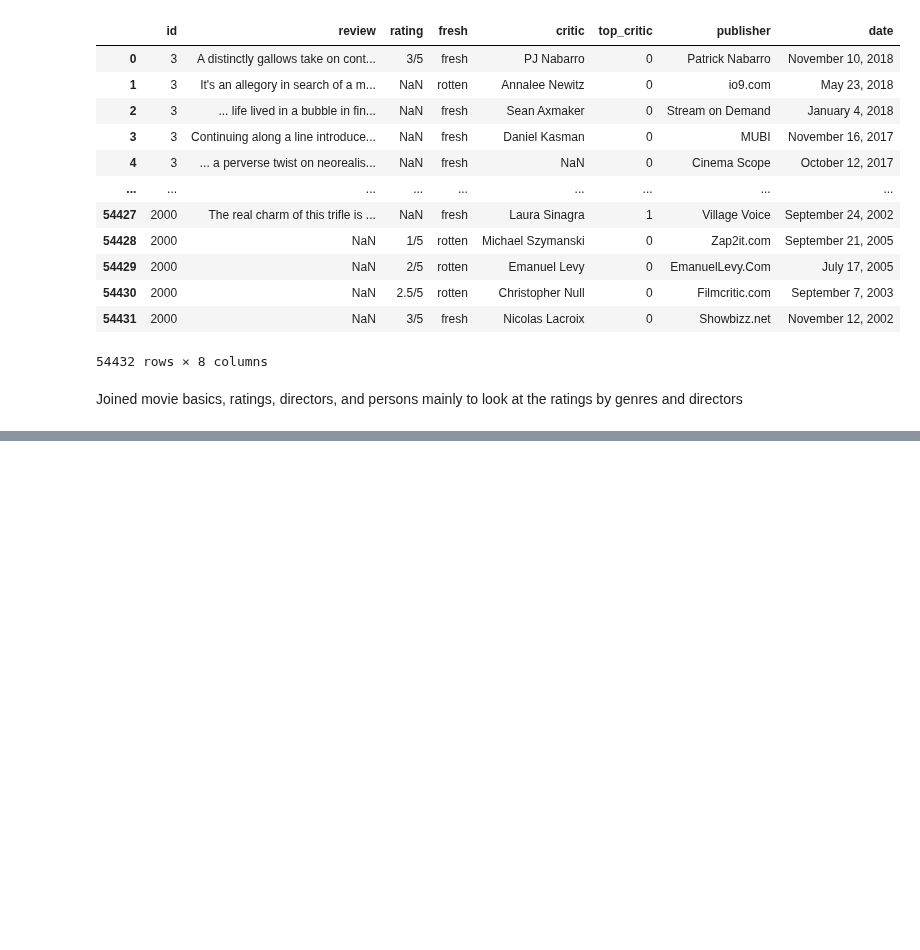
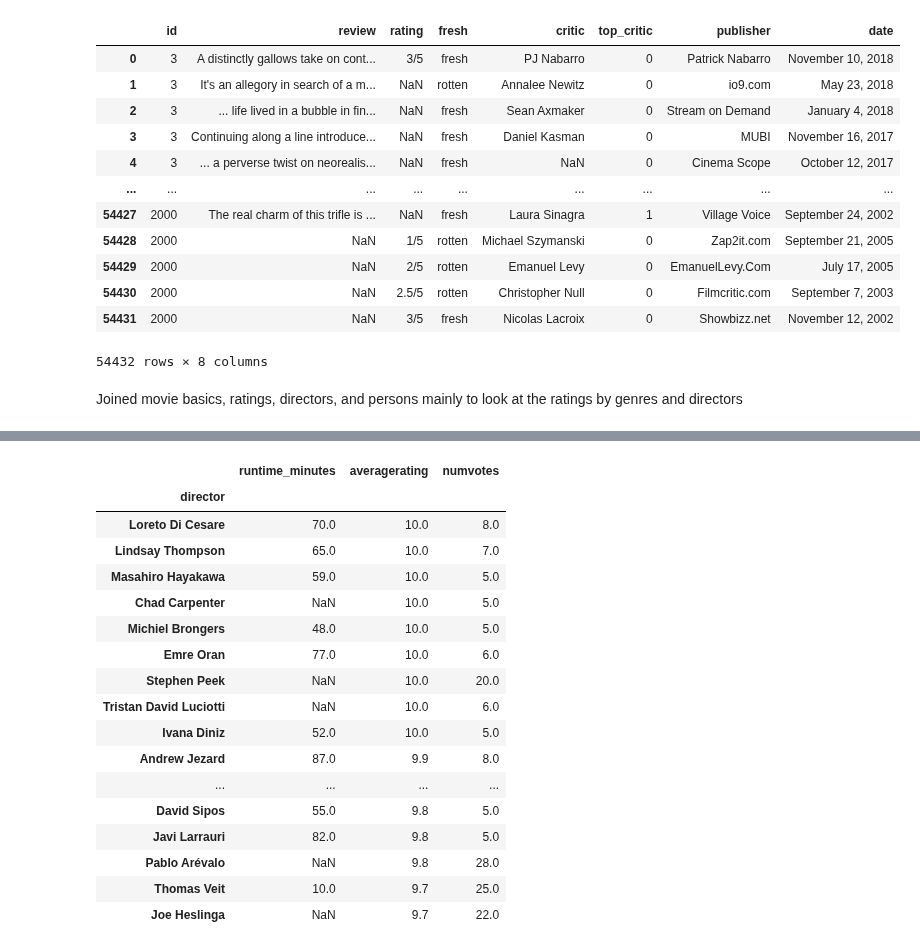
Before and after one commit to JoshuaGottlieb/Microsoft-Movie-Recommendation, a Jupyter notebook: initial-exploration.ipynb, the cells around one changed output, grey strips where cells are left out. Cells and saved outputs as stored; diff of their text form; code cells hidden in the pictures; blank space fills up the shorter version.

```diff
--- a/initial-exploration.ipynb
+++ b/initial-exploration.ipynb
@@ -209,0 +237,21 @@ ON d.person_id = p.person_id
+# %%
+director[['director','runtime_minutes', 'averagerating','numvotes']].groupby('director').mean().sort_values(by='averagerating', ascending = False).head(25)
+# %% [output]
+|  | runtime_minutes | averagerating | numvotes |
+| director |  |  |  |
+| Loreto Di Cesare | 70.0 | 10.0 | 8.0 |
+| Lindsay Thompson | 65.0 | 10.0 | 7.0 |
+| Masahiro Hayakawa | 59.0 | 10.0 | 5.0 |
+| Chad Carpenter | NaN | 10.0 | 5.0 |
+| Michiel Brongers | 48.0 | 10.0 | 5.0 |
+| Emre Oran | 77.0 | 10.0 | 6.0 |
+| Stephen Peek | NaN | 10.0 | 20.0 |
+| Tristan David Luciotti | NaN | 10.0 | 6.0 |
+| Ivana Diniz | 52.0 | 10.0 | 5.0 |
+| Andrew Jezard | 87.0 | 9.9 | 8.0 |
+| ... | ... | ... | ... |
+| David Sipos | 55.0 | 9.8 | 5.0 |
+| Javi Larrauri | 82.0 | 9.8 | 5.0 |
+| Pablo Arévalo | NaN | 9.8 | 28.0 |
+| Thomas Veit | 10.0 | 9.7 | 25.0 |
+| Joe Heslinga | NaN | 9.7 | 22.0 |
```
Also changed, not shown: parts of 3 cells of this notebook.
